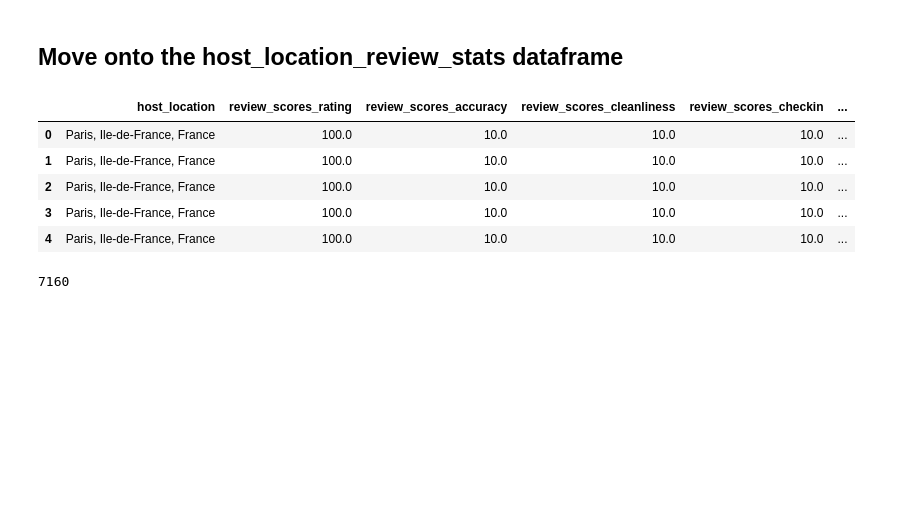
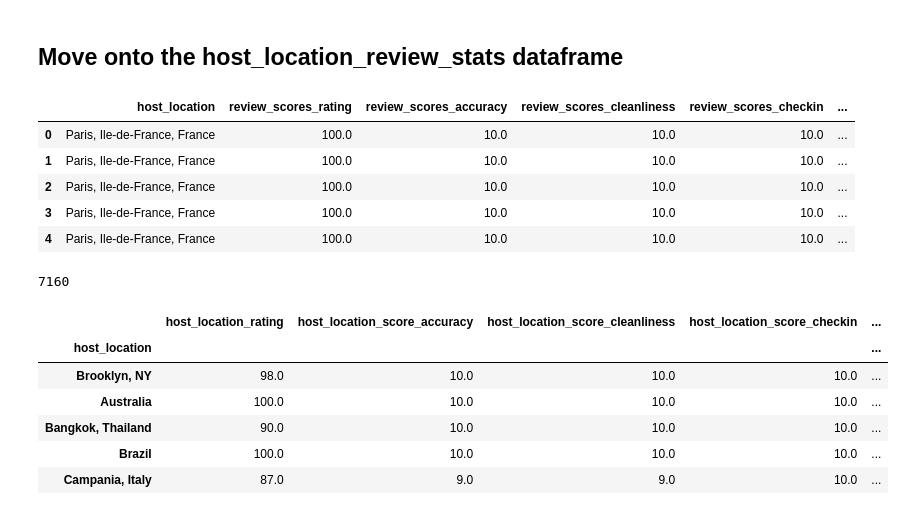
Before and after one commit to dkoski23/airbnb_etl, a Jupyter notebook: etl_project.ipynb, the cells around one changed output. Drawn from its saved outputs; the diff is of its cells as text; code cells hidden in the pictures; blank space fills up the shorter version.

Commit message:
Add files via upload
host_location_review_stats dataframe done.

```diff
--- a/etl_project.ipynb
+++ b/etl_project.ipynb
@@ -225,7 +225,7 @@ host_location_review_stats.head()
 # %%
 #rename columns to specify they are about the host location
 
-host_review_stats = host_review_stats.rename(columns={'review_scores_rating':'host_location_rating', 'review_scores_accuracy':
+host_location_review_stats = host_location_review_stats.rename(columns={'review_scores_rating':'host_location_rating', 'review_scores_accuracy':
                                                             'host_location_score_accuracy', 'review_scores_checkin':'host_location_score_checkin',
                                                           'review_scores_communication':'host_location_score_communication',
                                                       'review_scores_cleanliness': 'host_location_score_cleanliness',
@@ -236,3 +236,18 @@ host_review_stats = host_review_stats.rename(columns={'review_scores_rating':'ho
 print(len(host_location_review_stats["host_location"].unique()))
 # %% [output]
 7160
+# %%
+host_location_review_stats = host_location_review_stats.groupby('host_location').agg({'host_location_rating':'mean', 'host_location_score_accuracy':'mean',
+                                                    'host_location_score_cleanliness':'mean','host_location_score_checkin':'mean',
+                                                    'host_location_score_communication':'mean', 'host_location_score_location':'mean',
+                                                    'host_location_score_value':'mean', 'host_location_total_reviews':'sum'}).round(2)
+# %%
+host_location_review_stats.head()
+# %% [output]
+|  | host_location_rating | host_location_score_accuracy | host_location_score_cleanliness | host_location_score_checkin | ... |
+| host_location |  |  |  |  | ... |
+| Brooklyn, NY | 98.0 | 10.0 | 10.0 | 10.0 | ... |
+| Australia | 100.0 | 10.0 | 10.0 | 10.0 | ... |
+| Bangkok, Thailand | 90.0 | 10.0 | 10.0 | 10.0 | ... |
+| Brazil | 100.0 | 10.0 | 10.0 | 10.0 | ... |
+| Campania, Italy | 87.0 | 9.0 | 9.0 | 10.0 | ... |
```
Also changed, not shown: parts of 3 cells of this notebook.
